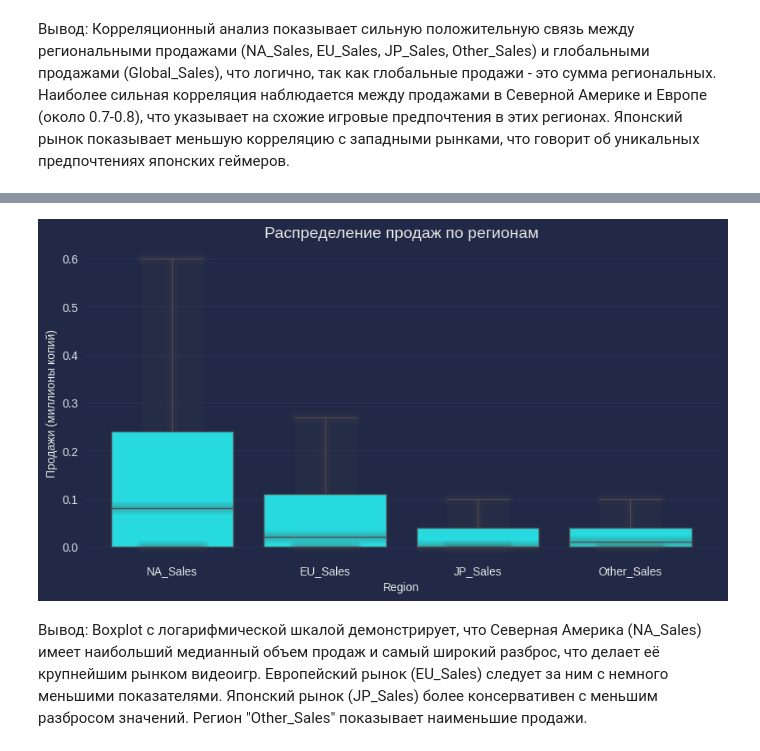
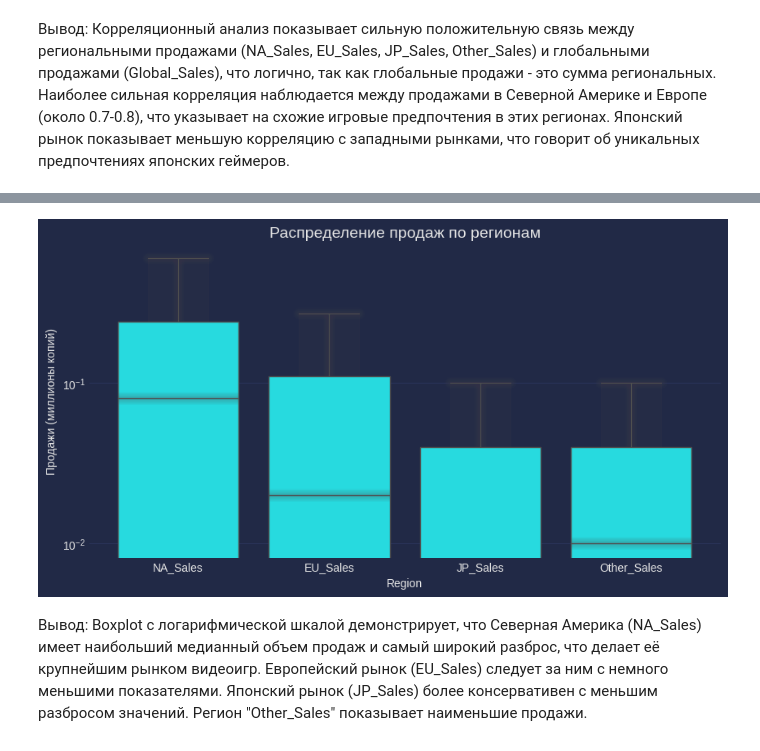
Before and after one commit to VladaShudegova/932121.shudegova.vlada.lab1, a Jupyter notebook: Лабораторная_работа_№1_Проведение_разведочного_анализа_данных_группа_932221.ipynb, the cells around one changed output, grey strips where cells are left out. Drawn from its saved outputs; the diff is of its cells as text; code cells hidden in the pictures.

```diff
--- a/Лабораторная_работа_№1_Проведение_разведочного_анализа_данных_группа_932221.ipynb
+++ b/Лабораторная_работа_№1_Проведение_разведочного_анализа_данных_группа_932221.ipynb
@@ -178,17 +178,17 @@ Take-Two Interactive             413
 # %%
 
 #2: Сравнение продаж по регионам
 plt.figure(figsize=(10, 5))
 sales_regions = ['NA_Sales', 'EU_Sales', 'JP_Sales', 'Other_Sales']
 data_melt = data_clean.melt(value_vars=sales_regions, var_name='Region', value_name='Sales')
 sns.boxplot(x='Region', y='Sales', data=data_melt, showfliers=False)
 plt.title('Распределение продаж по регионам', fontsize=14)
 plt.ylabel('Продажи (миллионы копий)')
-#plt.yscale('log')  # Логарифмическая шкала для лучшей видимости
+plt.yscale('log')  # Логарифмическая шкала для лучшей видимости
 cbpunk.add_glow_effects()
 plt.show()
 # %% [output]
-[figure, old version]
+[figure, new version]
 # %% [markdown]
 Вывод: Boxplot с логарифмической шкалой демонстрирует, что Северная Америка (NA_Sales) имеет наибольший медианный объем продаж и самый широкий разброс, что делает её крупнейшим рынком видеоигр. Европейский рынок (EU_Sales) следует за ним с немного меньшими показателями. Японский рынок (JP_Sales) более консервативен с меньшим разбросом значений. Регион "Other_Sales" показывает наименьшие продажи.
 # %%
```
